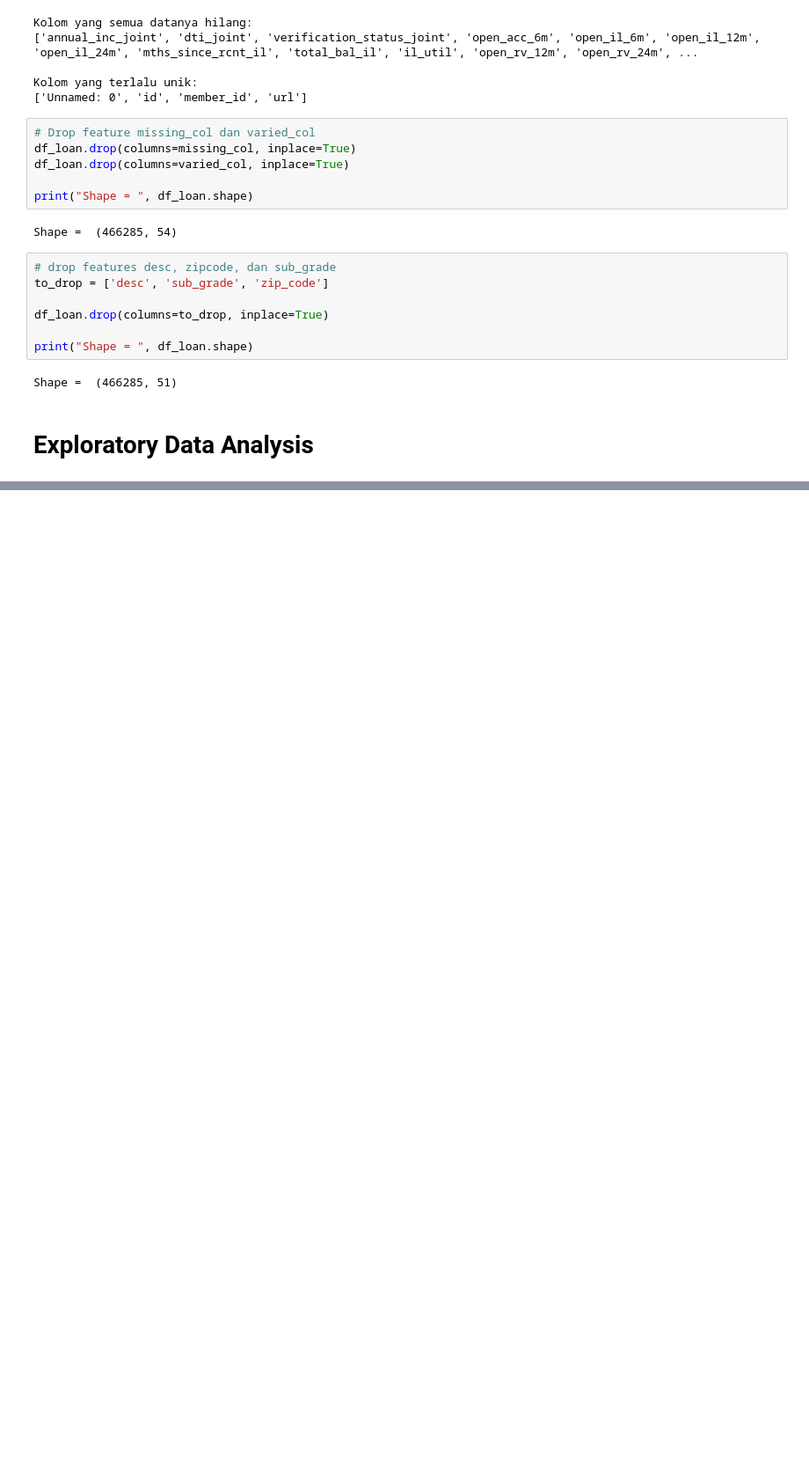
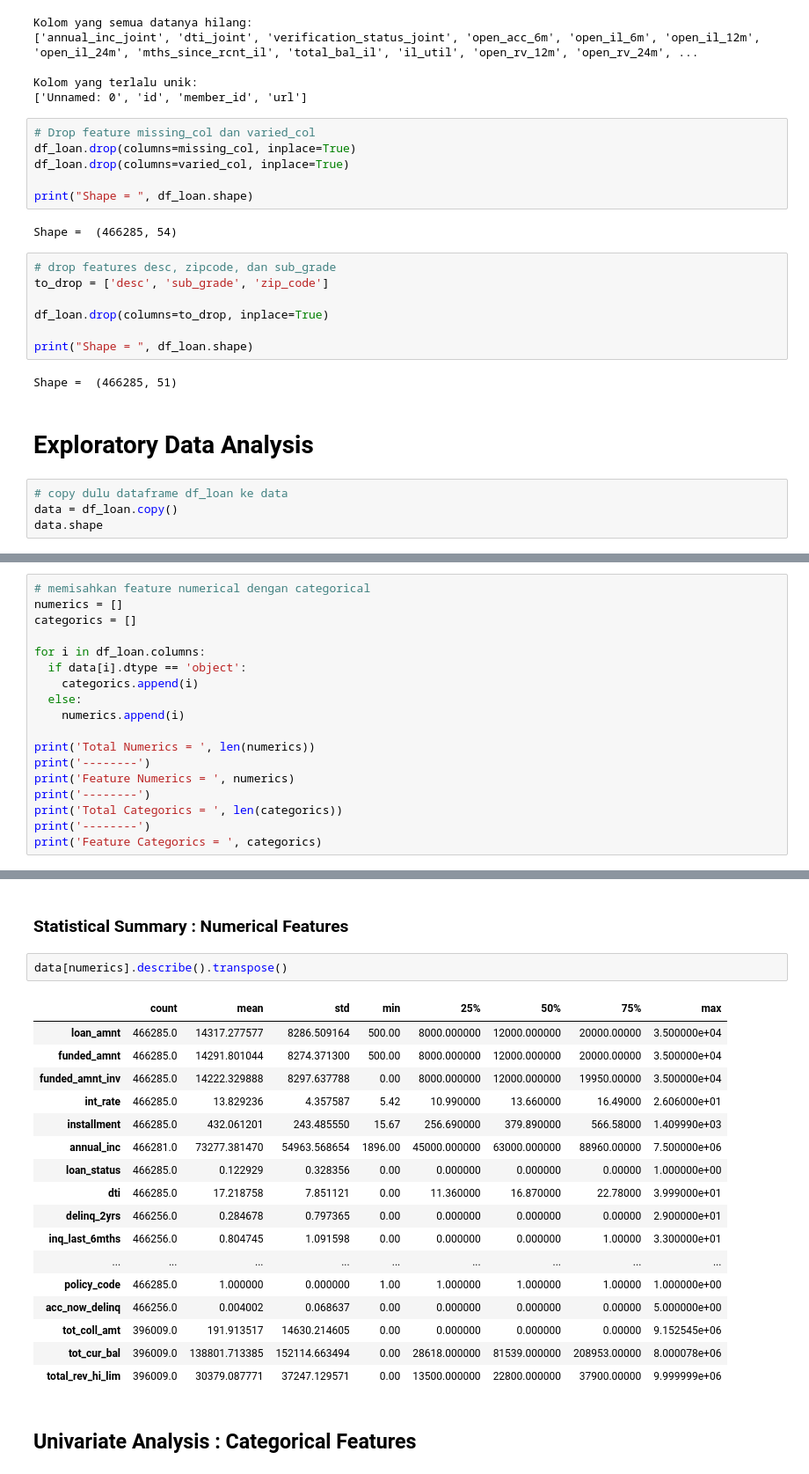
Before and after one commit to bayubagusbagaswara/CreditRiskPrediction, a Jupyter notebook: CreditRiskPrediction.ipynb, the cells around one changed output, grey strips where cells are left out. Shown at 88% size. Cells and saved outputs as stored; diff of their text form; blank space fills up the shorter version.

Commit message:
univariate analysis : categorical feature

```diff
--- a/CreditRiskPrediction.ipynb
+++ b/CreditRiskPrediction.ipynb
@@ -317,3 +335,7 @@ print("Shape = ", df_loan.shape)
 Shape =  (466285, 51)
 # %% [markdown]
 # Exploratory Data Analysis
+# %%
+# copy dulu dataframe df_loan ke data
+data = df_loan.copy()
+data.shape
@@ -319,0 +346,18 @@ Shape =  (466285, 51)
+# %%
+# memisahkan feature numerical dengan categorical
+numerics = []
+categorics = []
+
+for i in df_loan.columns:
+  if data[i].dtype == 'object':
+    categorics.append(i)
+  else:
+    numerics.append(i)
+
+print('Total Numerics = ', len(numerics))
+print('--------')
+print('Feature Numerics = ', numerics)
+print('--------')
+print('Total Categorics = ', len(categorics))
+print('--------')
+print('Feature Categorics = ', categorics)
@@ -319,0 +403,24 @@ Shape =  (466285, 51)
+# %% [markdown]
+### Statistical Summary : Numerical Features
+# %%
+data[numerics].describe().transpose()
+# %% [output]
+|  | count | mean | std | min | 25% | 50% | 75% | max |
+| loan_amnt | 466285.0 | 14317.277577 | 8286.509164 | 500.00 | 8000.000000 | 12000.000000 | 20000.00000 | 3.500000e+04 |
+| funded_amnt | 466285.0 | 14291.801044 | 8274.371300 | 500.00 | 8000.000000 | 12000.000000 | 20000.00000 | 3.500000e+04 |
+| funded_amnt_inv | 466285.0 | 14222.329888 | 8297.637788 | 0.00 | 8000.000000 | 12000.000000 | 19950.00000 | 3.500000e+04 |
+| int_rate | 466285.0 | 13.829236 | 4.357587 | 5.42 | 10.990000 | 13.660000 | 16.49000 | 2.606000e+01 |
+| installment | 466285.0 | 432.061201 | 243.485550 | 15.67 | 256.690000 | 379.890000 | 566.58000 | 1.409990e+03 |
+| annual_inc | 466281.0 | 73277.381470 | 54963.568654 | 1896.00 | 45000.000000 | 63000.000000 | 88960.00000 | 7.500000e+06 |
+| loan_status | 466285.0 | 0.122929 | 0.328356 | 0.00 | 0.000000 | 0.000000 | 0.00000 | 1.000000e+00 |
+| dti | 466285.0 | 17.218758 | 7.851121 | 0.00 | 11.360000 | 16.870000 | 22.78000 | 3.999000e+01 |
+| delinq_2yrs | 466256.0 | 0.284678 | 0.797365 | 0.00 | 0.000000 | 0.000000 | 0.00000 | 2.900000e+01 |
+| inq_last_6mths | 466256.0 | 0.804745 | 1.091598 | 0.00 | 0.000000 | 0.000000 | 1.00000 | 3.300000e+01 |
+| ... | ... | ... | ... | ... | ... | ... | ... | ... |
+| policy_code | 466285.0 | 1.000000 | 0.000000 | 1.00 | 1.000000 | 1.000000 | 1.00000 | 1.000000e+00 |
+| acc_now_delinq | 466256.0 | 0.004002 | 0.068637 | 0.00 | 0.000000 | 0.000000 | 0.00000 | 5.000000e+00 |
+| tot_coll_amt | 396009.0 | 191.913517 | 14630.214605 | 0.00 | 0.000000 | 0.000000 | 0.00000 | 9.152545e+06 |
+| tot_cur_bal | 396009.0 | 138801.713385 | 152114.663494 | 0.00 | 28618.000000 | 81539.000000 | 208953.00000 | 8.000078e+06 |
+| total_rev_hi_lim | 396009.0 | 30379.087771 | 37247.129571 | 0.00 | 13500.000000 | 22800.000000 | 37900.00000 | 9.999999e+06 |
+# %% [markdown]
+## Univariate Analysis : Categorical Features
```
Also changed, not shown: parts of 19 cells of this notebook.
